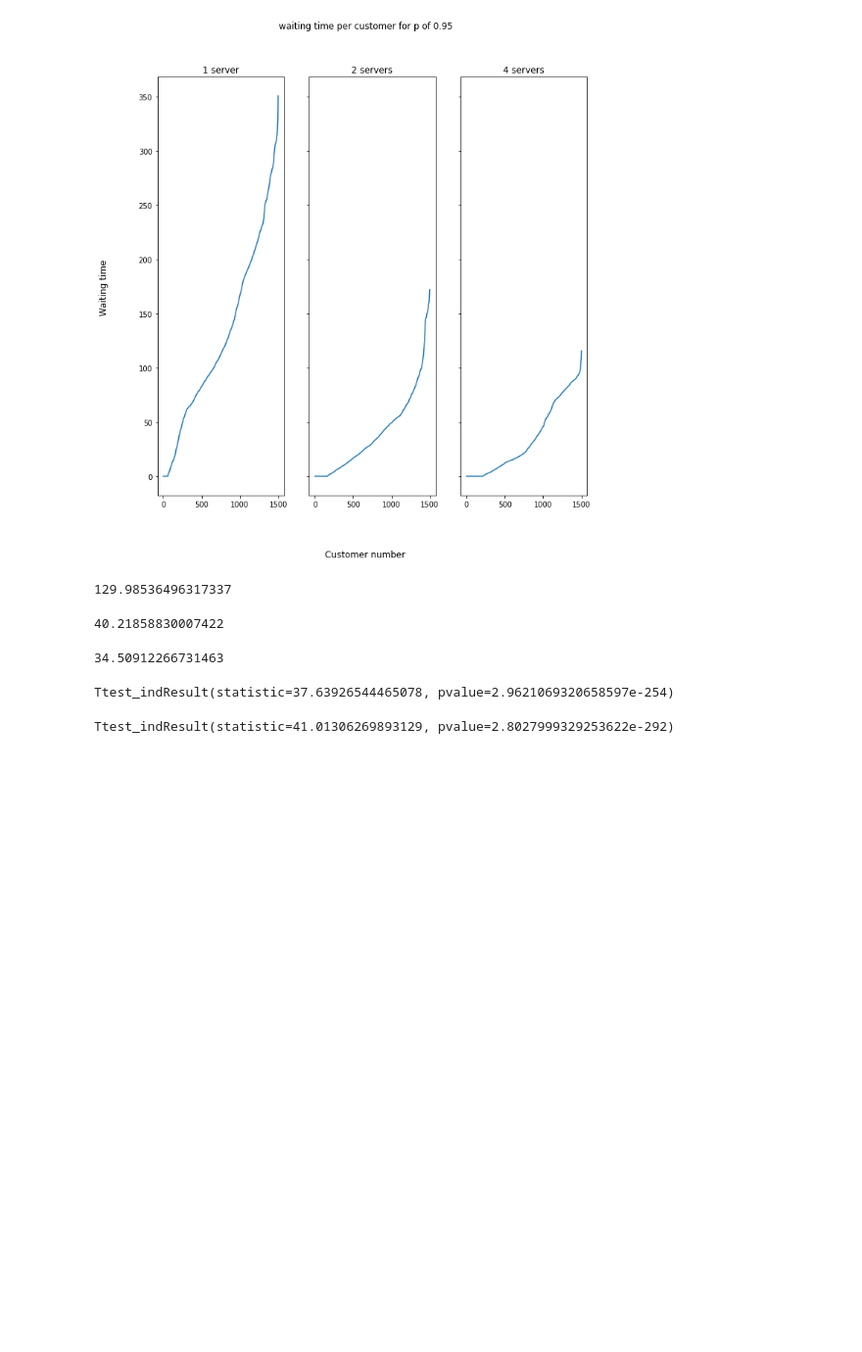
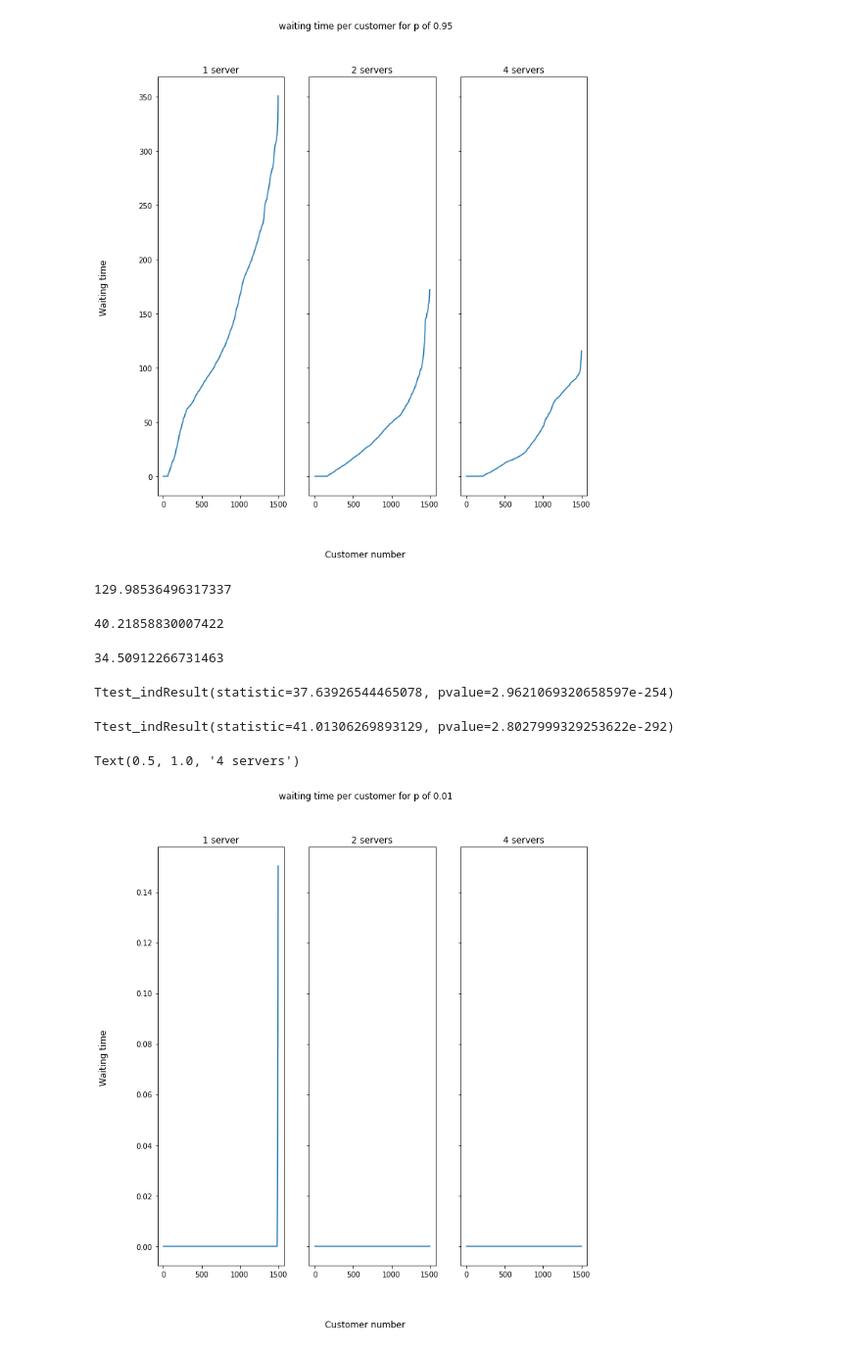
Before and after one commit to Caesar-blip/stochsim_assignment2, a Jupyter notebook: assignment2.ipynb, the cells around one changed output. Shown at 98% size. Cells and saved outputs as stored; diff of their text form; code cells hidden in the pictures; blank space fills up the shorter version.

```diff
--- a/assignment2.ipynb
+++ b/assignment2.ipynb
@@ -93,3 +93,27 @@ Ttest_indResult(statistic=37.63926544465078, pvalue=2.9621069320658597e-254)
 st.ttest_ind(waitTimes1, waitTimes4)
 # %% [output]
 Ttest_indResult(statistic=41.01306269893129, pvalue=2.8027999329253622e-292)
+# %%
+SERVICE_TIME = 0.1
+
+waitTimes1 = []
+runSim(3, 1, waitTimes1)
+waitTimes2 = []
+runSim(3, 2, waitTimes2)
+waitTimes4 = []
+runSim(3, 4, waitTimes4)
+# %%
+fig, (ax1, ax2, ax3) = plt.subplots(1,3, sharey=True)
+fig.set_size_inches(10.5, 10.5)
+fig.suptitle(f"waiting time per customer for p of {SERVICE_TIME/INTERVAL_CUSTOMERS}")
+fig.supxlabel("Customer number")
+fig.supylabel("Waiting time")
+ax1.plot(np.sort(waitTimes1))
+ax1.set_title("1 server")
+ax2.plot(np.sort(waitTimes2))
+ax2.set_title("2 servers")
+ax3.plot(np.sort(waitTimes4))
+ax3.set_title("4 servers")
+# %% [output]
+Text(0.5, 1.0, '4 servers')
+[figure, added]
```
Also changed, not shown: parts of 5 cells of this notebook.
